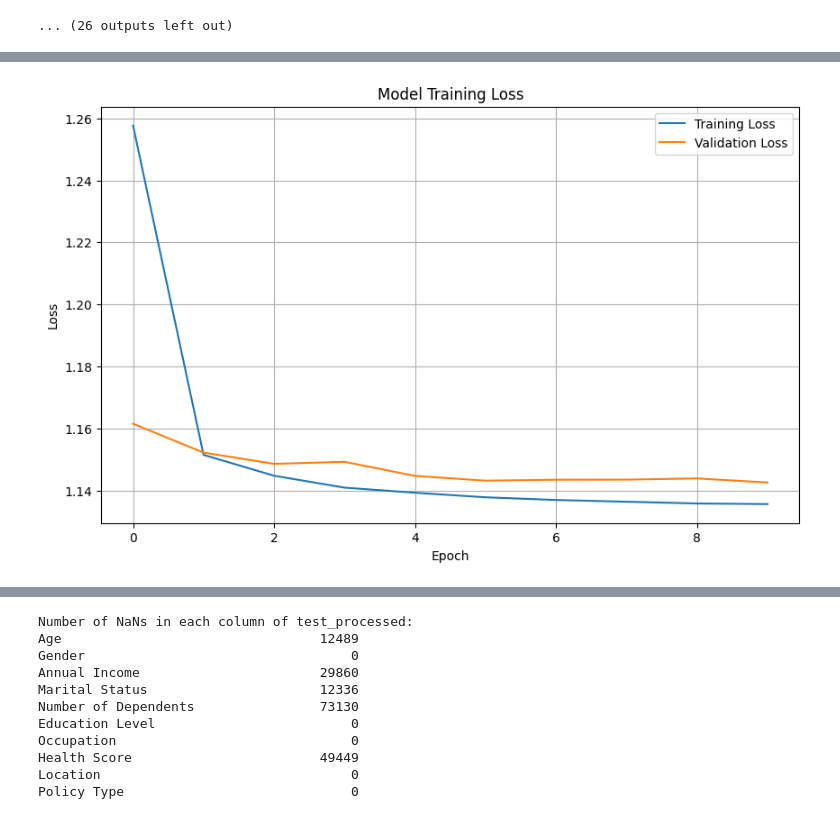
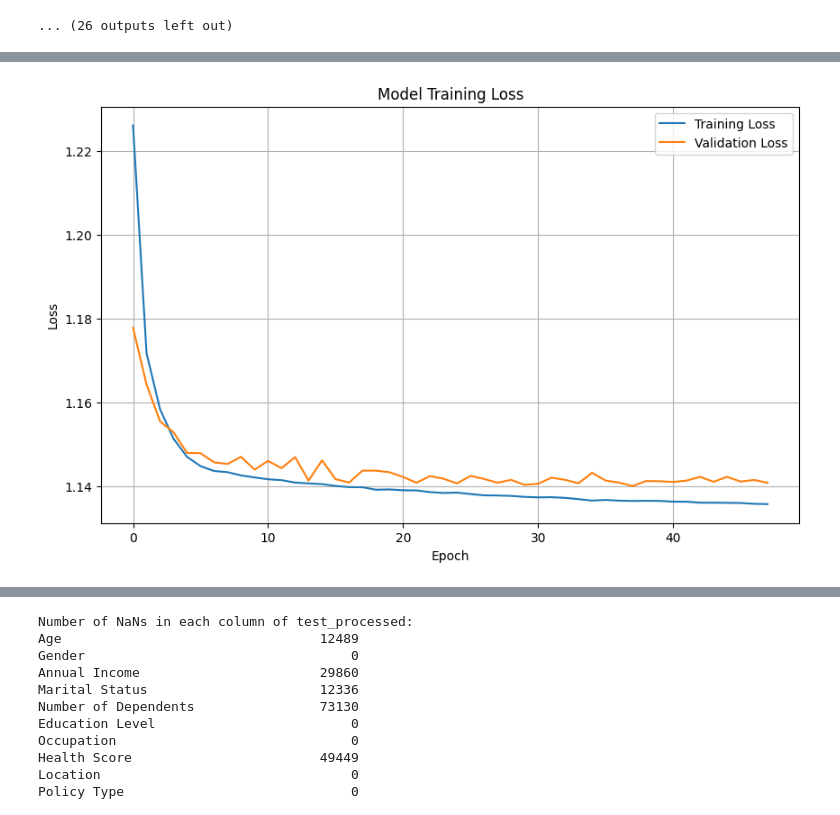
Before and after one commit to Ghaith-Bassam-Zaza/Regression-with-an-Insurance-Dataset, a Jupyter notebook: Regression-with-Insurance.ipynb, the cells around one changed output, grey strips where cells are left out. Cells and saved outputs as stored; diff of their text form; code cells hidden in the pictures.

```diff
--- a/Regression-with-Insurance.ipynb
+++ b/Regression-with-Insurance.ipynb
@@ -47,7 +47,7 @@ def preprocess_data(df):
 
     # Normalize Age, Annual Income, Number of Dependents, Health Score, Previous Claims, Vehicle Age, Credit Score, Insurance Duration
     numerical_columns = ['Age', 'Annual Income', 'Number of Dependents', 'Health Score',
-                         'Previous Claims', 'Vehicle Age', 'Credit Score', 'Insurance Duration']
+                         'Previous Claims', 'Vehicle Age','Credit Score' ,'Insurance Duration']
     for col in numerical_columns:
         df[col] = normalize(df[col])
 
@@ -110,8 +110,8 @@ def preprocess_data(df):
 
 
 # Apply preprocessing to both train and test datasets
-train_processed = preprocess_data(train_df)
-test_processed = preprocess_data(test_df)
+# train_processed = preprocess_data(train_df)
+# test_processed = preprocess_data(test_df)
 
 
 print("Processed training data shape:", train_processed.shape)
@@ -180,10 +180,15 @@ for column in X_train.columns:
 # %%
 # Select input features
 # input_features = ['Premium Amount','Start Day', 'Start Month', 'Start Year', 'Credit Score', 'Vehicle Age', 'Previous Claims', 'Health Score', 'Annual Income', 'Age','Occupation']
-input_features = ['Age','Annual Income','Health Score','Vehicle Age', 'Credit Score','Insurance Duration','Start Day', 'Start Month', 'Start Year','Premium Amount'
-                , 'Total_Score', 'Age_Squared', 'Annual_Income_Squared', 'Credit_Score_Squared', 'Health_Score_Interaction', 'Age_Health_Score']
+# input_features = ['Annual Income','Health Score','Vehicle Age', 'Credit Score','Insurance Duration','Start Day', 'Start Month', 'Start Year','Premium Amount'
+#                 , 'Total_Score', 'Age_Squared' ,'Annual_Income_Squared', 'Credit_Score_Squared', 'Health_Score_Interaction', 'Age_Health_Score']
+input_features = ['Credit_Score_Insurance_Duration', 'Previous Claims', 'Age_Annual_Income', 'Occupation', 'Marital Status', 'Vehicle Age', 'Insurance Duration', 'Credit_Score_Squared', 'Customer Feedback', 'Dependents_Health_Score', 'Age_Squared', 'Credit Score', 'Gender', 'Start Day', 'Low_Credit_Score', 'Annual Income', 'Previous_Claims_Health_Score', 'Age', 'Start Year', 'Vehicle_Age_Annual_Income', 'Policy Type', 'Education Level', 'Smoking Status', 'Start Month', 'Exercise Frequency', 'Age_Health_Score', 'Total_Score'
+                  ,'Premium Amount'
+                 ]
 
 X_train_nn = X_train[input_features]
-X_train_nn = X_train_nn.dropna()  # Drop rows with NaN values in X_train_nn
+# X_train_nn = X_train_nn.dropna()  # Drop rows with NaN values in X_train_nn
+X_train_nn.fillna(X_train_nn.mean(), inplace=True)
+
 y_train_nn = X_train_nn['Premium Amount']
 X_train_nn = X_train_nn.drop(columns=['Premium Amount'])
@@ -444,16 +269,27 @@ Best Model 15: RMSLE = 1.0709139970397124, Dropped Features = ['Start Year']
 # %%
 
+input_features = ['Annual Income', 'Vehicle_Age_Annual_Income', 'Total_Score', 'Age_Annual_Income', 'Credit Score',  'Credit_Score_Squared', 'Insurance Duration', 'Exercise Frequency', 'Smoking Status', 'Credit_Score_Insurance_Duration', 'Dependents_Health_Score', 'Start Year', 'Occupation', 'Start Day', 'Customer Feedback'
+                  ,'Premium Amount'
+                 ]
 
+X_train_nn = X_train[input_features]
+# X_train_nn = X_train_nn.dropna()  # Drop rows with NaN values in X_train_nn
+X_train_nn.fillna(X_train_nn.mean(), inplace=True)
+
+y_train_nn = X_train_nn['Premium Amount']
+X_train_nn = X_train_nn.drop(columns=['Premium Amount'])
 
 # Split the data into training and validation sets
 X_train_split, X_val_split, y_train_split, y_val_split = train_test_split(X_train_nn, y_train_nn, test_size=0.2, random_state=42)
 
 # Build the neural network model
 model = Sequential()
-model.add(Dense(64, activation='relu', input_shape=(X_train_split.shape[1],)))
+model.add(Dense(32, activation='relu', input_shape=(X_train_split.shape[1],)))
+model.add(Dense(64, activation='relu'))
 model.add(Dense(128, activation='relu'))
-model.add(Dense(64, activation='relu'))
-model.add(Dense(1))  # Output layer for regression
+model.add(Dense(512, activation='relu'))
+model.add(Dense(256, activation='relu'))
+model.add(Dense(1, activation='relu'))  # Output layer for regression
 
 
 
@@ -464,7 +300,7 @@ model.compile(optimizer='adam', loss='mean_squared_logarithmic_error')
 early_stopping = EarlyStopping(monitor='val_loss', patience=10, restore_best_weights=True)
 
 # Train the model
-history = model.fit(X_train_split, y_train_split, validation_data=(X_val_split, y_val_split), epochs=10, batch_size=32, callbacks=[early_stopping])
+history = model.fit(X_train_split, y_train_split, validation_data=(X_val_split, y_val_split), epochs=100, batch_size=64, callbacks=[early_stopping])
 
 # Evaluate the model
 y_val_pred = model.predict(X_val_split)
@@ -492,15 +332,23 @@ Root Mean Squared Logarithmic Error on validation set: 1.0689155827745085
 # %%
 
 
 # Plot training & validation loss values
 plt.figure(figsize=(10, 6))
 plt.plot(history.history['loss'], label='Training Loss')
 plt.plot(history.history['val_loss'], label='Validation Loss')
 plt.title('Model Training Loss')
 plt.ylabel('Loss')
 plt.xlabel('Epoch')
 plt.legend(loc='upper right')
 plt.grid()
 plt.show()
+# Evaluate the model
+y_train_pred_non_linear = model.predict(X_train_split)
+rmsle_train_non_linear = np.sqrt(mean_squared_log_error(y_train_split, y_train_pred_non_linear))
+print(f'Root Mean Squared Logarithmic Error on training set (Non-Linear Model): {rmsle_train_non_linear}')
+
+y_val_pred_non_linear = model.predict(X_val_split)
+rmsle_non_linear = np.sqrt(mean_squared_log_error(y_val_split, y_val_pred_non_linear))
+print(f'Root Mean Squared Logarithmic Error on validation set (Non-Linear Model): {rmsle_non_linear}')
 # %% [output]
-[figure, old version]
+[figure, new version]
```
Also changed, not shown: parts of 8 cells of this notebook, 2 other files.
